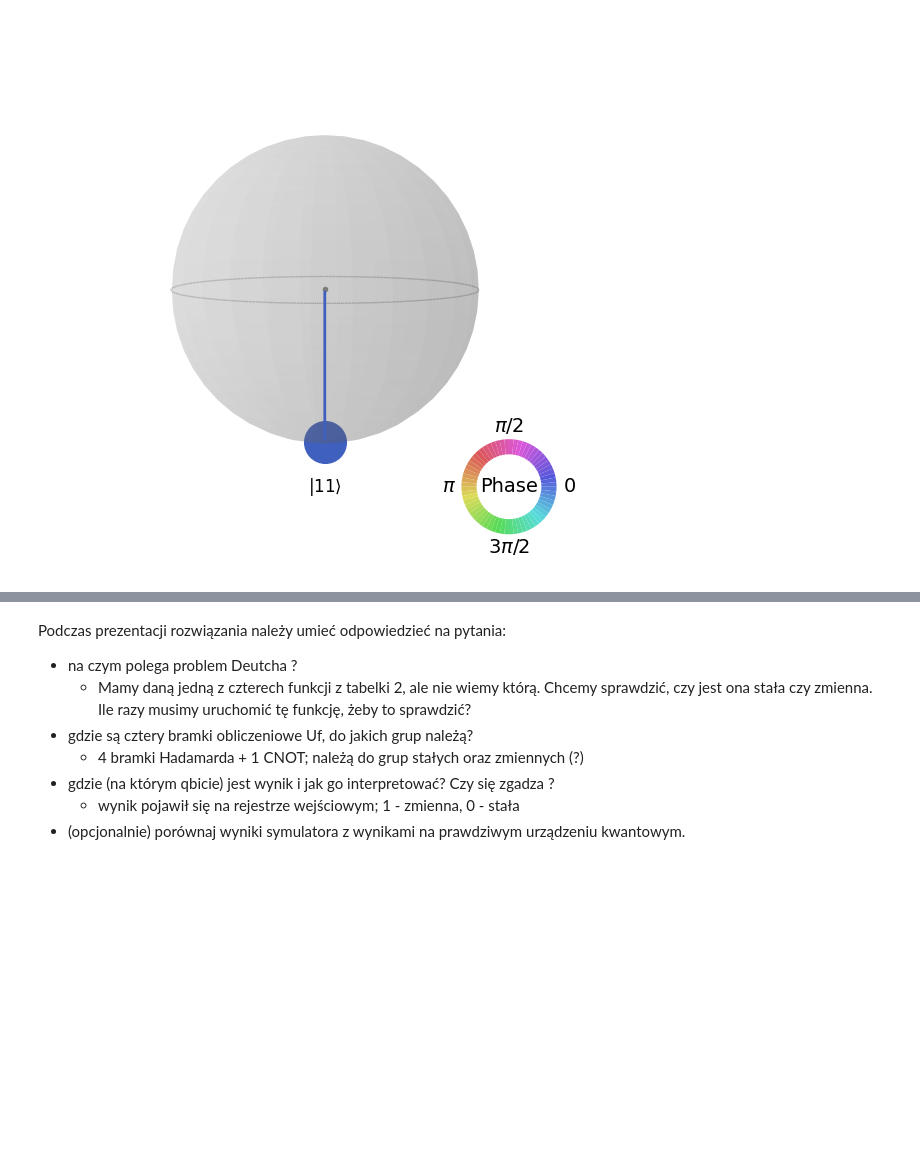
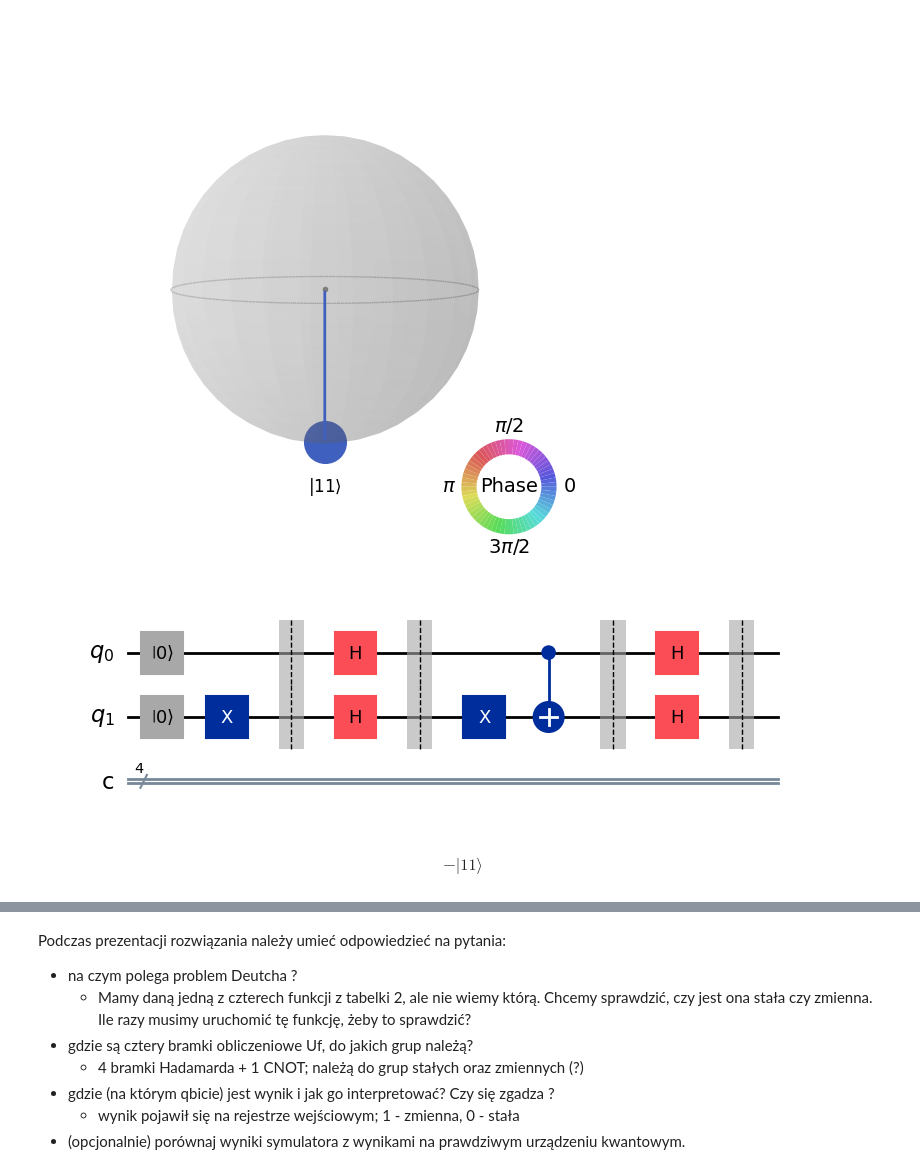
Before and after one commit to mrrys00/sem08-quantum-computing, a Jupyter notebook: lab06/lab06.ipynb, the cells around one changed output, grey strips where cells are left out. Cells and saved outputs as stored; diff of their text form; code cells hidden in the pictures; blank space fills up the shorter version.

```diff
--- a/lab06/lab06.ipynb
+++ b/lab06/lab06.ipynb
@@ -59,3 +84,36 @@ $$ |11\rangle$$
 state.draw('qsphere')
 # %% [output]
 [figure]
+# %%
+qbits_num = 2
+
+quantum_register = QuantumRegister(qbits_num, 'q')
+classical_register = ClassicalRegister(4, 'c')
+quantum_circuit = QuantumCircuit(quantum_register, classical_register)
+
+quantum_circuit.reset(range(qbits_num))
+
+# quantum_circuit.x(quantum_register[0])
+quantum_circuit.x(quantum_register[1])      # set |y> to 1
+
+# quantum_circuit.z(quantum_register[1])
+
+quantum_circuit.barrier()
+quantum_circuit.h(range(qbits_num))
+quantum_circuit.barrier()
+
+quantum_circuit.x(quantum_register[1])
+quantum_circuit.cx(quantum_register[0], quantum_register[1])
+
+quantum_circuit.barrier()
+quantum_circuit.h(range(qbits_num))
+quantum_circuit.barrier()
+
+quantum_circuit.draw('mpl')
+# %% [output]
+[figure, added]
+# %%
+state = Statevector.from_instruction(quantum_circuit)
+state.draw('latex')
+# %% [output]
+$$- |11\rangle$$
```
Also changed, not shown: parts of 12 cells of this notebook.
